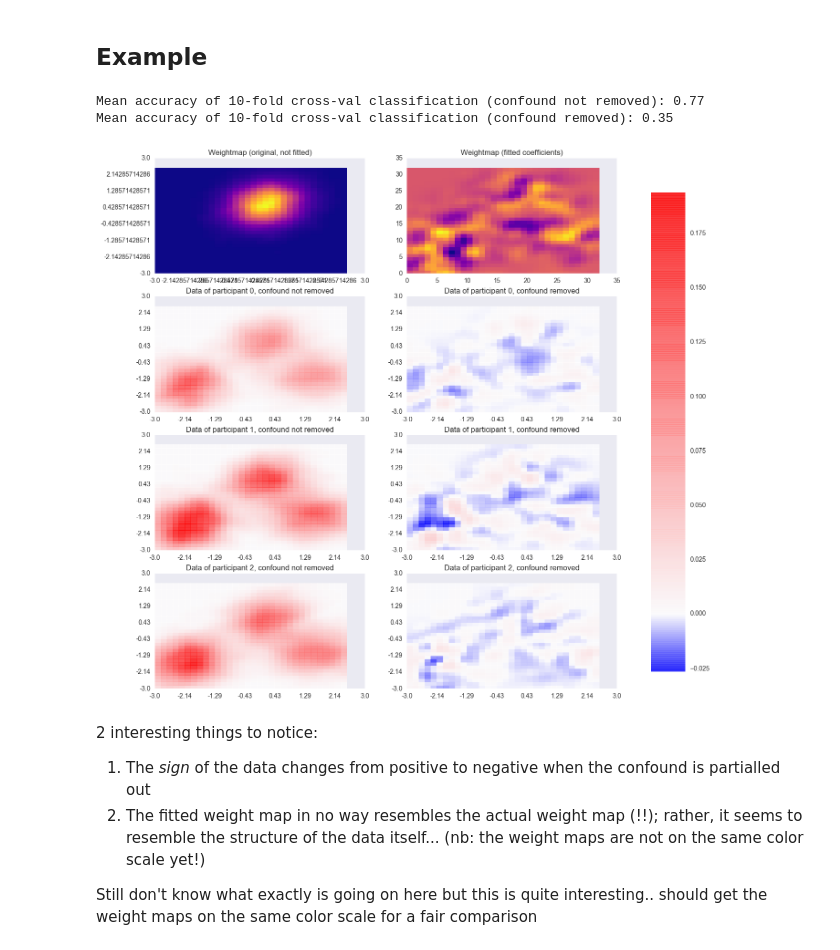
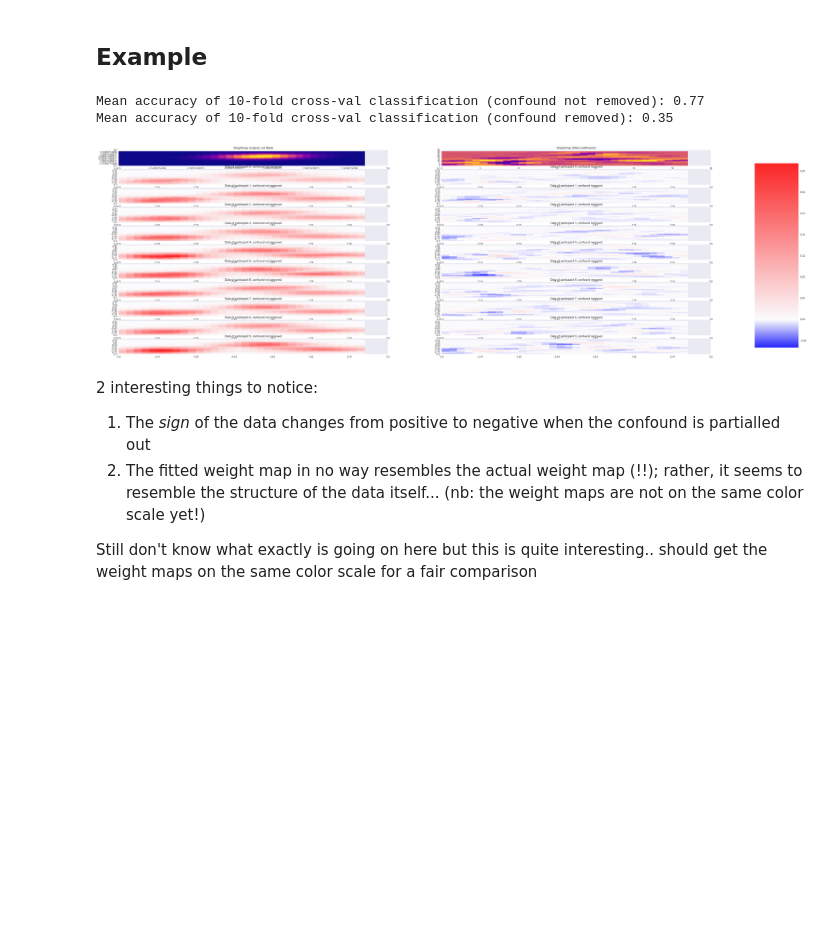
Before and after one commit to lukassnoek/MVCA, a Jupyter notebook: Confounds_FMM_MVN.ipynb, the cells around one changed output. Drawn from its saved outputs; the diff is of its cells as text; code cells hidden in the pictures; blank space fills up the shorter version.

```diff
--- a/Confounds_FMM_MVN.ipynb
+++ b/Confounds_FMM_MVN.ipynb
@@ -121,7 +121,7 @@ def plot_subject_data(data, no_conf, sub_n=[0,1,2], coefs=None):
     #    Set figure, subplots
     fig, axes = plt.subplots(len(sub_n)+1, 2)
     fig.set_figheight(15)
-    fig.set_figwidth(15)
+    fig.set_figwidth(5*len(sub_n))
 
     #    Visualize weights
     heatmap1 = axes[0,0].pcolor(weights.reshape(shape), cmap=plt.get_cmap('plasma'), alpha=1)
@@ -308,35 +308,35 @@ def process(dataset_n, n_obs, n_ind, regress_confound=True, plot=True, verbose=F
 # Generate data
 data = simulate_data(n_obs=100, n_ind=1024, seed=1)
 
 regress_confound = True
 if regress_confound:
     # Regress out brain size from X
     data_orig = deepcopy(data)
     data['X'] = regress_out_confound(X=data['X'], conf=data['confound'])
 
 # Binarize y
 y2 = binarize(data['y'], threshold=np.median(data['y']))
 y2 = np.ravel(y2)
 
 # Perform K-fold crossvalidation
 clf = Clf(X=data_orig['X'], y=y2, n_splits=10)
 clf.train_fit()
 mean_acc = np.mean(clf.acc)
 coefs = np.mean(clf.weights, axis=0)
 print('Mean accuracy of 10-fold cross-val classification (confound not removed): %.2f' %mean_acc)
 
 
 clf = Clf(X=data['X'], y=y2, n_splits=10)
 clf.train_fit()
 mean_acc = np.mean(clf.acc)
 coefs = np.mean(clf.weights, axis=0)
 print('Mean accuracy of 10-fold cross-val classification (confound removed): %.2f' %mean_acc)
 
-plot_subject_data(data_orig, no_conf=data['X'], sub_n=[0,1,2], coefs=coefs)
+plot_subject_data(data_orig, no_conf=data['X'], sub_n=np.arange(10), coefs=coefs)
 # %% [output]
 Mean accuracy of 10-fold cross-val classification (confound not removed): 0.77
 Mean accuracy of 10-fold cross-val classification (confound removed): 0.35
-[figure, old version]
+[figure, new version]
 # %% [markdown]
 2 interesting things to notice:
 1. The _sign_ of the data changes from positive to negative when the confound is partialled out
```
